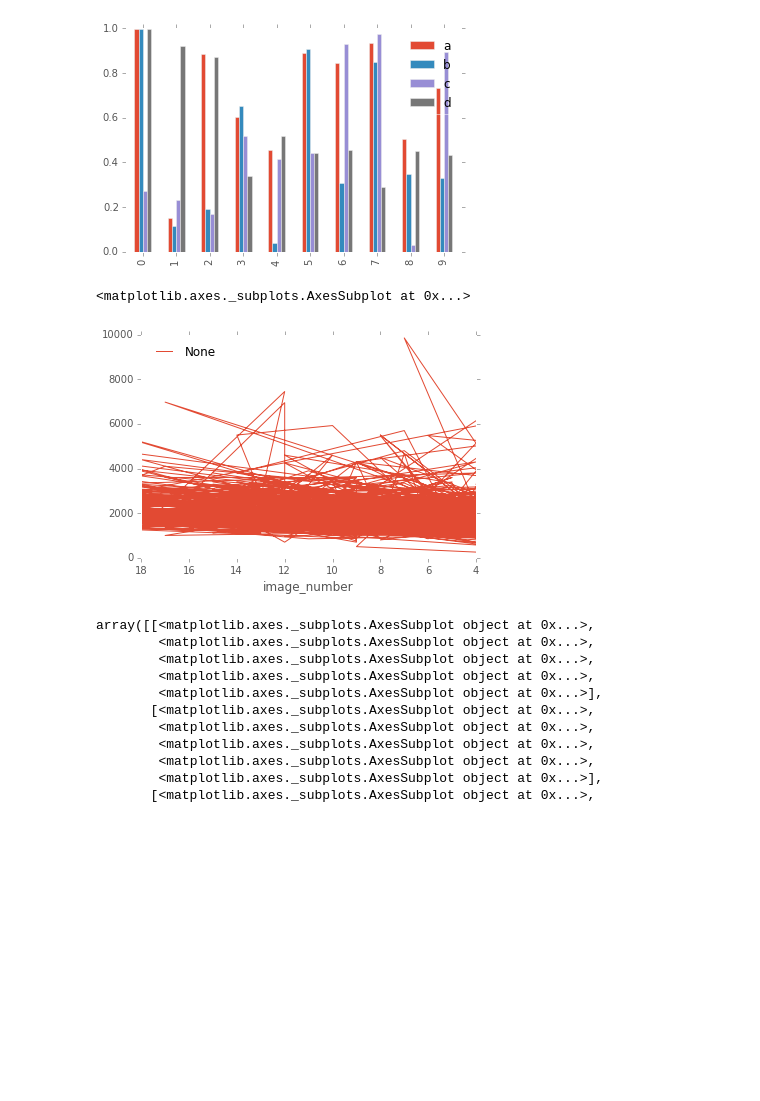
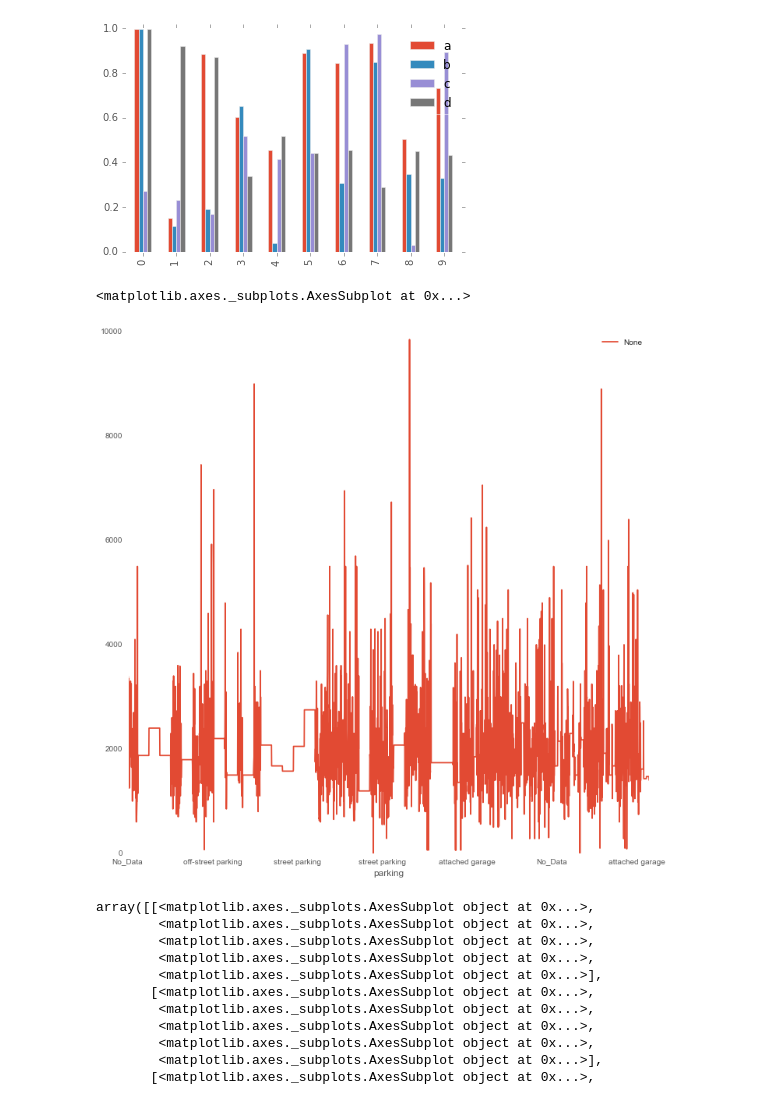
Before and after one commit to Alexjmsherman/General_Assembly_Final_Project, a Jupyter notebook: Final_Project/4. Final_Project_Data_Visualization.ipynb, the cells around one changed output. Saved outputs shown, nothing was run; the diff lists cells and outputs as text; code cells hidden in the pictures; blank space fills up the shorter version.

```diff
--- a/Final_Project/4. Final_Project_Data_Visualization.ipynb
+++ b/Final_Project/4. Final_Project_Data_Visualization.ipynb
@@ -100,10 +150,10 @@ df2.plot(kind='bar');
 # %% [output]
 [figure]
 # %%
-data.plot(x='image_number', y='price')
+data.plot(x='parking', y='price', figsize=(12, 12))
 # %% [output]
 <matplotlib.axes._subplots.AxesSubplot at 0x...>
-[figure, old version]
+[figure, new version]
 # %%
 data[data.image_number>0].price.hist(by=data.image_number, sharex=True, sharey=True)
 # %% [output]
```
Also changed, not shown: parts of 7 cells of this notebook.
